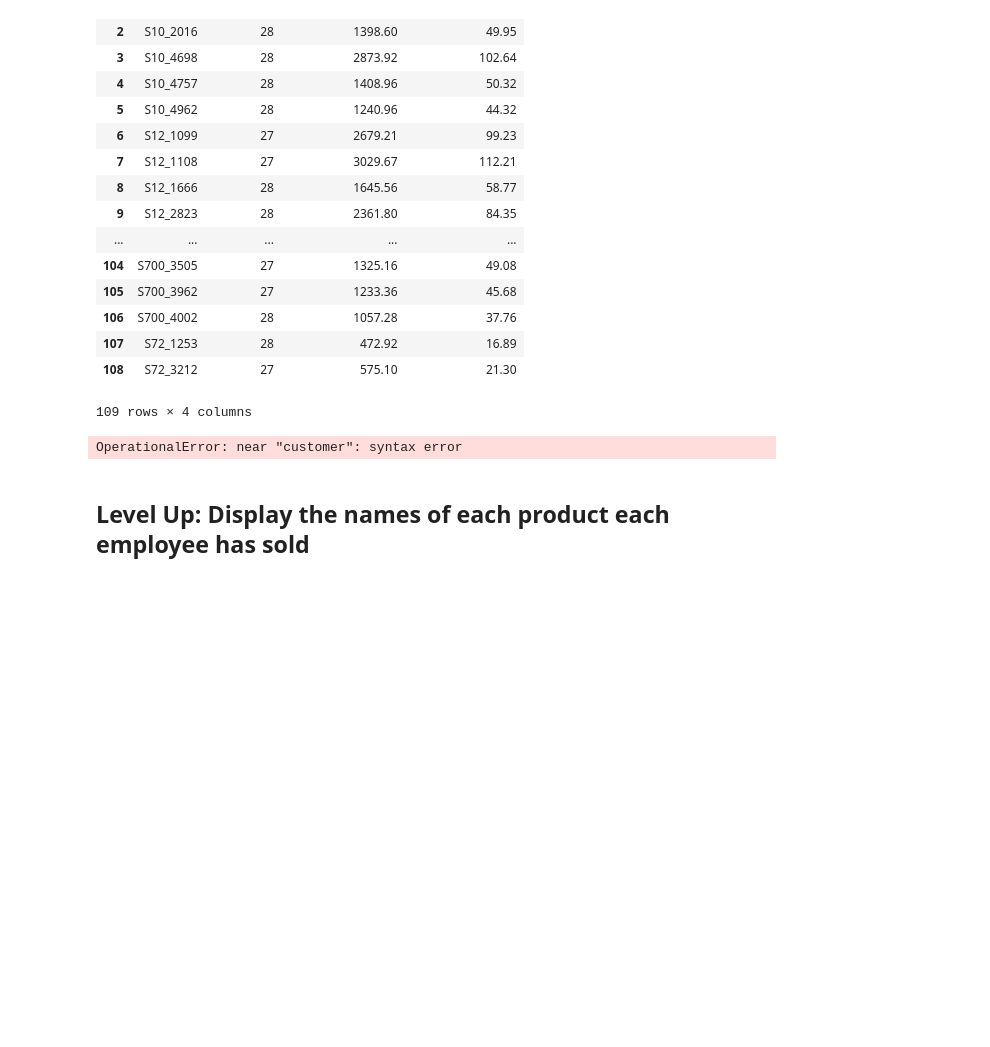
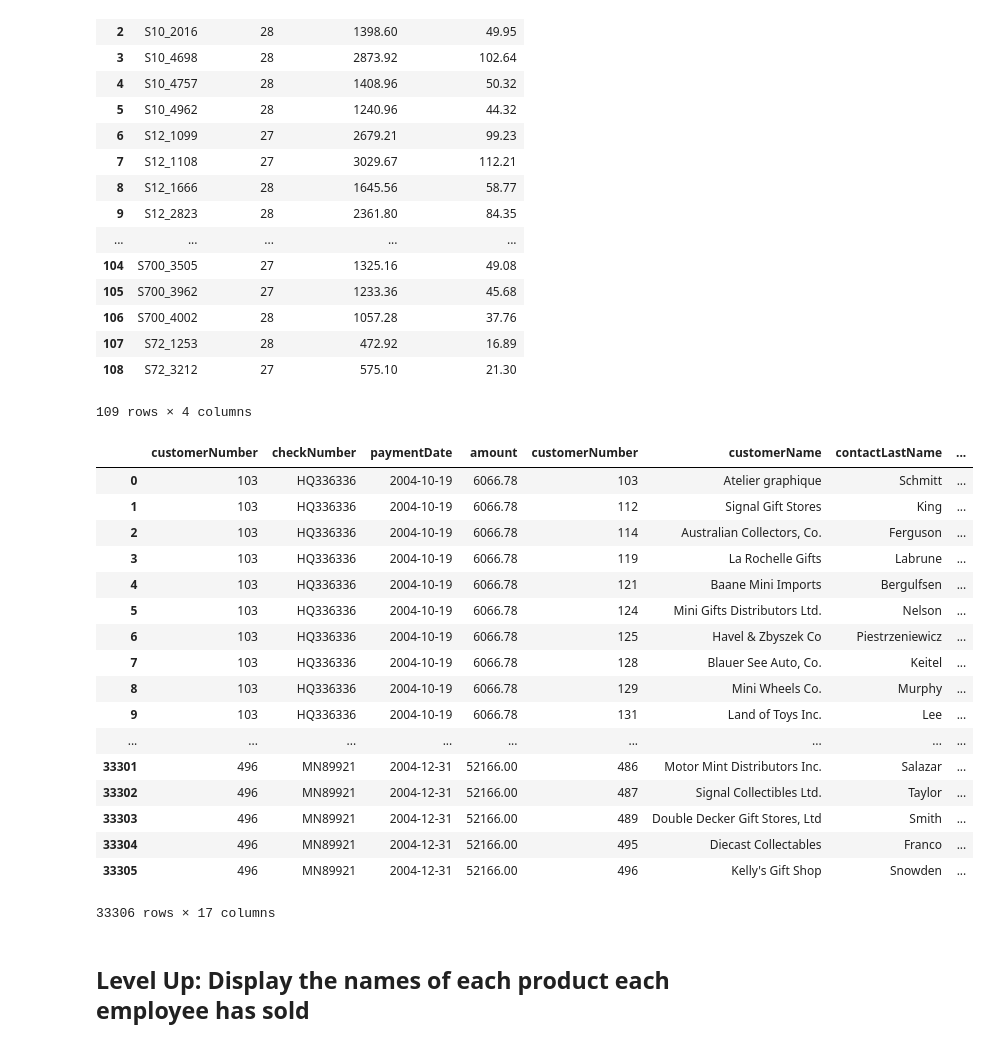
Before and after one commit to robblatt/dsc-join-statements-lab-nyc-ds-career-042219, a Jupyter notebook: index.ipynb, the cells around one changed output. Drawn from its saved outputs; the diff is of its cells as text; code cells hidden in the pictures; blank space fills up the shorter version.

```diff
--- a/index.ipynb
+++ b/index.ipynb
@@ -93,14 +93,31 @@ df
 109 rows × 4 columns
 # %%
 # Your code here
-cur.execute("""select sum(amount), payments.customerNumber from payments
-                      join customers using customer.customerNumber""")
+cur.execute("""select * from payments join customers
+                      """)
 
 df = pd.DataFrame(cur.fetchall())
 df. columns = [i[0] for i in cur.description]
 df
 # %% [output]
+|  | customerNumber | checkNumber | paymentDate | amount | customerNumber | customerName | contactLastName | ... |
+| 0 | 103 | HQ336336 | 2004-10-19 | 6066.78 | 103 | Atelier graphique | Schmitt | ... |
+| 1 | 103 | HQ336336 | 2004-10-19 | 6066.78 | 112 | Signal Gift Stores | King | ... |
+| 2 | 103 | HQ336336 | 2004-10-19 | 6066.78 | 114 | Australian Collectors, Co. | Ferguson | ... |
+| 3 | 103 | HQ336336 | 2004-10-19 | 6066.78 | 119 | La Rochelle Gifts | Labrune | ... |
+| 4 | 103 | HQ336336 | 2004-10-19 | 6066.78 | 121 | Baane Mini Imports | Bergulfsen | ... |
+| 5 | 103 | HQ336336 | 2004-10-19 | 6066.78 | 124 | Mini Gifts Distributors Ltd. | Nelson | ... |
+| 6 | 103 | HQ336336 | 2004-10-19 | 6066.78 | 125 | Havel & Zbyszek Co | Piestrzeniewicz | ... |
+| 7 | 103 | HQ336336 | 2004-10-19 | 6066.78 | 128 | Blauer See Auto, Co. | Keitel | ... |
+| 8 | 103 | HQ336336 | 2004-10-19 | 6066.78 | 129 | Mini Wheels Co. | Murphy | ... |
+| 9 | 103 | HQ336336 | 2004-10-19 | 6066.78 | 131 | Land of Toys Inc. | Lee | ... |
+| ... | ... | ... | ... | ... | ... | ... | ... | ... |
+| 33301 | 496 | MN89921 | 2004-12-31 | 52166.00 | 486 | Motor Mint Distributors Inc. | Salazar | ... |
+| 33302 | 496 | MN89921 | 2004-12-31 | 52166.00 | 487 | Signal Collectibles Ltd. | Taylor | ... |
+| 33303 | 496 | MN89921 | 2004-12-31 | 52166.00 | 489 | Double Decker Gift Stores, Ltd | Smith | ... |
+| 33304 | 496 | MN89921 | 2004-12-31 | 52166.00 | 495 | Diecast Collectables | Franco | ... |
+| 33305 | 496 | MN89921 | 2004-12-31 | 52166.00 | 496 | Kelly's Gift Shop | Snowden | ... |
-OperationalError: near "customer": syntax error
+33306 rows × 17 columns
 # %%
 # Your code here
 # %%
```
